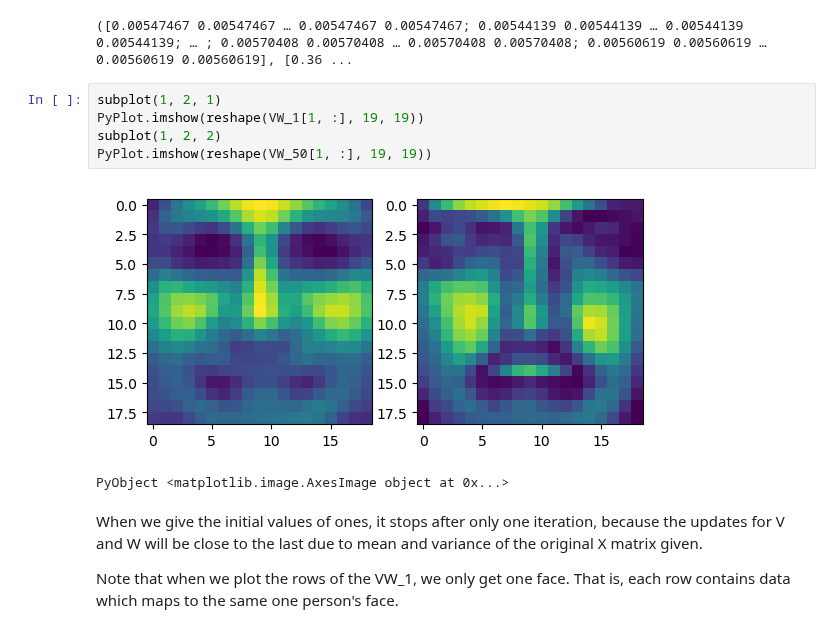
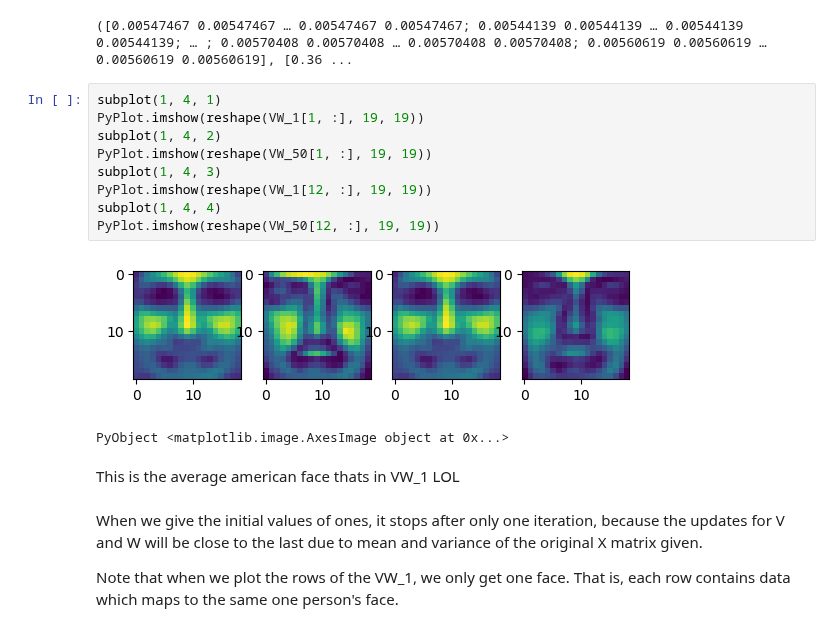
Before and after one commit to sarah-ji/biostat-m280-2018-spring, a Jupyter notebook: hw2/hw02.ipynb, the cells around one changed output. Saved outputs shown, nothing was run; the diff lists cells and outputs as text.

```diff
--- a/hw2/hw02.ipynb
+++ b/hw2/hw02.ipynb
@@ -298,13 +320,19 @@ nnmfOneDemo(X, 50, V = V_ones, W = W_ones)
 1
 ([0.00547467 0.00547467 … 0.00547467 0.00547467; 0.00544139 0.00544139 … 0.00544139 0.00544139; … ; 0.00570408 0.00570408 … 0.00570408 0.00570408; 0.00560619 0.00560619 … 0.00560619 0.00560619], [0.36 ...
 # %%
-subplot(1, 2, 1)
+subplot(1, 4, 1)
 PyPlot.imshow(reshape(VW_1[1, :], 19, 19))
-subplot(1, 2, 2)
+subplot(1, 4, 2)
 PyPlot.imshow(reshape(VW_50[1, :], 19, 19))
+subplot(1, 4, 3)
+PyPlot.imshow(reshape(VW_1[12, :], 19, 19))
+subplot(1, 4, 4)
+PyPlot.imshow(reshape(VW_50[12, :], 19, 19))
 # %% [output]
-[figure, old version]
+[figure, new version]
 PyObject <matplotlib.image.AxesImage object at 0x...>
+# %% [markdown]
+This is the average american face thats in VW_1 LOL
 # %% [markdown]
 When we give the initial values of ones, it stops after only one iteration, because the updates for V and W will be close to the last due to mean and variance of the original X matrix given.
 
```
Also changed, not shown: parts of 14 cells of this notebook.
